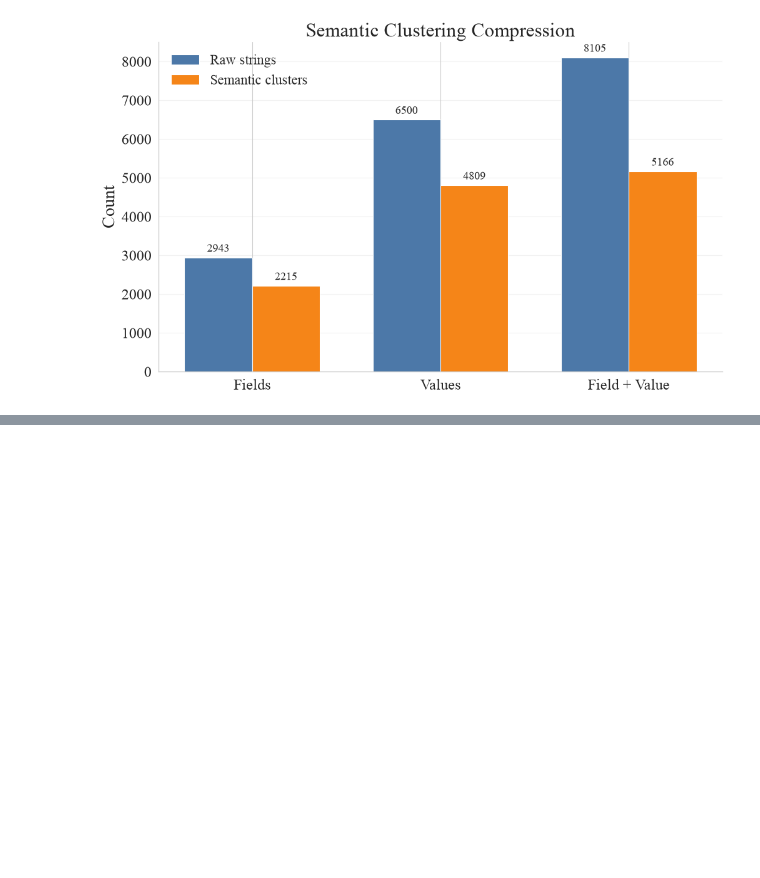
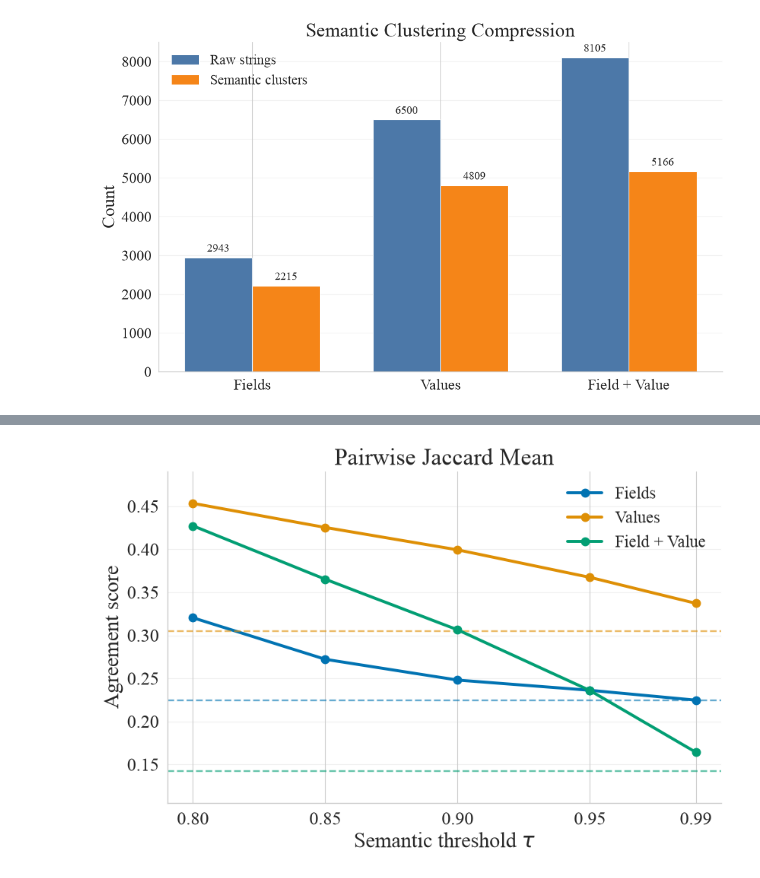
Before and after one commit to Abd793/metadata-extraction-dcat-ap, a Jupyter notebook: plot.ipynb, the cells around one changed output, grey strips where cells are left out. Saved outputs shown, nothing was run; the diff lists cells and outputs as text; code cells hidden in the pictures; blank space fills up the shorter version.

```diff
--- a/plot.ipynb
+++ b/plot.ipynb
@@ -263,0 +297,82 @@ Saved results/figures/fig5_semantic_clustering_compression.pdf
+# %%
+THRESHOLDS = [0.80, 0.85, 0.90, 0.95, 0.99]
+THRESHOLD_REPORTS = {}
+
+for tau in THRESHOLDS:
+    report_path = Path(f"results/evaluation_report_semantic_{str(tau).replace('.', 'p')}.json")
+    with report_path.open("r", encoding="utf-8") as handle:
+        THRESHOLD_REPORTS[tau] = json.load(handle)
+
+baseline_exact = THRESHOLD_REPORTS[0.85]["exact"]
+palette = dict(zip(VIEWS, sns.color_palette("colorblind", n_colors=len(VIEWS))))
+
+metric_specs = [
+    (
+        "Pairwise Jaccard Mean",
+        "pairwise_jaccard_mean",
+        lambda report, view: report["semantic"]["overall"]["averages"][view]["average_jaccard"],
+        lambda report, view: report["overall"]["averages"][view]["average_jaccard"],
+    ),
+    (
+        "Multiway Jaccard Mean",
+        "multiway_jaccard_mean",
+        lambda report, view: report["semantic"]["overall_multimodel"]["averages"][view]["average_multiway_jaccard"],
+        lambda report, view: report["overall_multimodel"]["averages"][view]["average_multiway_jaccard"],
+    ),
+    (
+        "Krippendorff Alpha Mean",
+        "krippendorff_alpha_mean",
+        lambda report, view: report["semantic"]["overall_multimodel"]["averages"][view]["average_krippendorff_alpha"],
+        lambda report, view: report["overall_multimodel"]["averages"][view]["average_krippendorff_alpha"],
+    ),
+]
+
+def padded_ylim(values, pad_ratio=0.12):
+    low = min(values)
+    high = max(values)
+    span = high - low
+    if span == 0:
+        span = max(abs(high), 0.1) * 0.1
+    pad = span * pad_ratio
+    return max(0, low - pad), min(1, high + pad)
+
+for title, file_suffix, semantic_getter, exact_getter in metric_specs:
+    fig, ax = plt.subplots(figsize=(8.2, 5.4), constrained_layout=True)
+    y_values = []
+
+    for view in VIEWS:
+        semantic_scores = [semantic_getter(THRESHOLD_REPORTS[tau], view) for tau in THRESHOLDS]
+        exact_score = exact_getter(baseline_exact, view)
+        y_values.extend(semantic_scores)
+        y_values.append(exact_score)
+        color = palette[view]
+
+        ax.plot(
+            THRESHOLDS,
+            semantic_scores,
+            marker="o",
+            linewidth=2.8,
+            markersize=7.5,
+            color=color,
+            label=VIEW_LABELS[view],
+        )
+        ax.axhline(
+            exact_score,
+            color=color,
+            linestyle="--",
+            linewidth=1.7,
+            alpha=0.6,
+        )
+
+    ymin, ymax = padded_ylim(y_values)
+    ax.set_ylim(ymin, ymax)
+    ax.set_title(title)
+    ax.set_xlabel(r"Semantic threshold $\tau$")
+    ax.set_ylabel("Agreement score")
+    ax.set_xticks(THRESHOLDS)
+    ax.grid(axis="y", alpha=0.28)
+    ax.legend(loc="best", frameon=False)
+
+    # save_figure(fig, f"fig6_semantic_threshold_sensitivity_{file_suffix}")
+    plt.show()
+# %% [output]
@@ -263,0 +381 @@ Saved results/figures/fig5_semantic_clustering_compression.pdf
+[figure, added]
```
Also changed, not shown: parts of 9 cells of this notebook, 21 other files.
